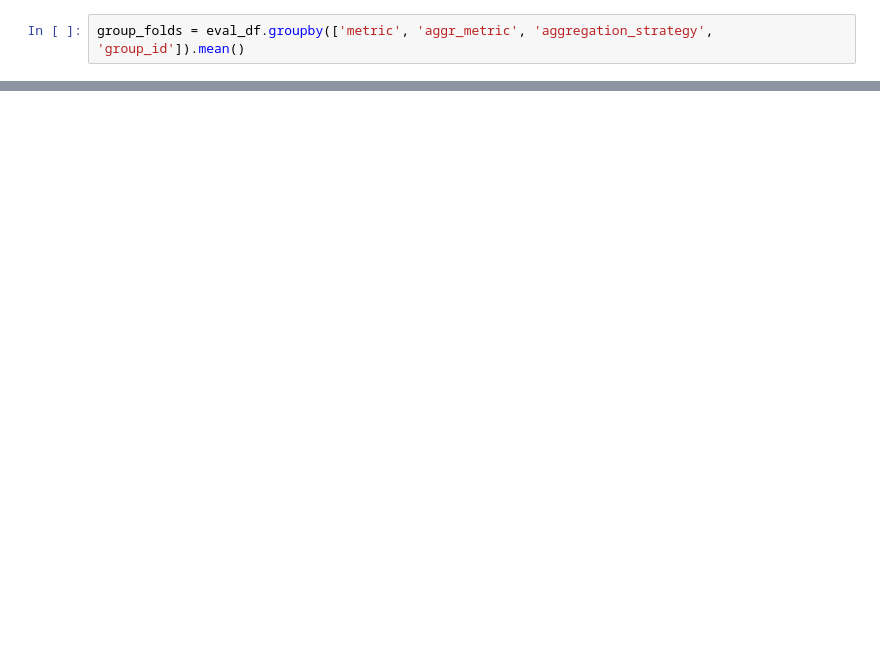
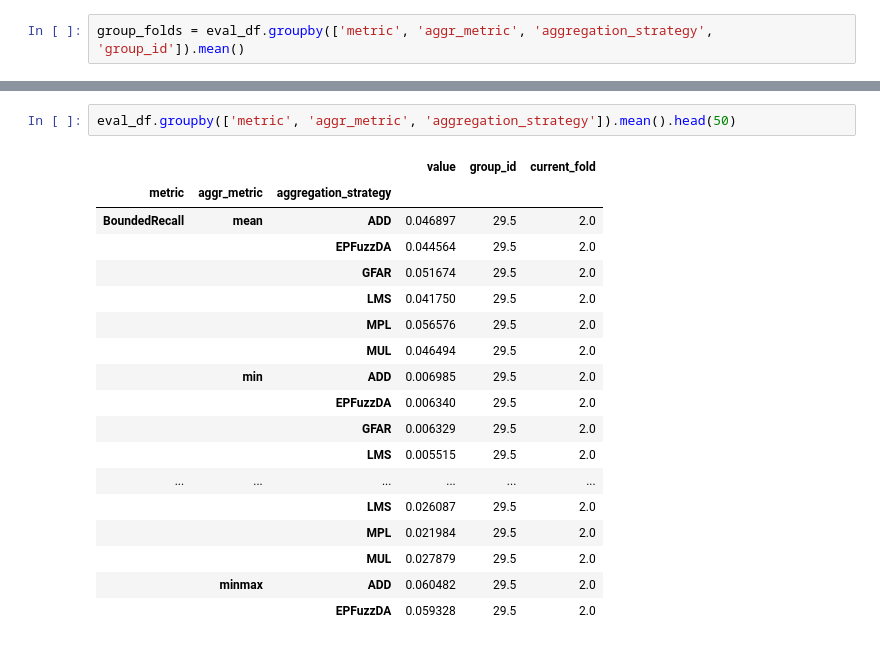
Before and after one commit to barnap/group-recommenders-offline-evaluation, a Jupyter notebook: grs_evaluation_merge.ipynb, the cells around one changed output, grey strips where cells are left out. Drawn from its saved outputs; the diff is of its cells as text; blank space fills up the shorter version.

```diff
--- a/grs_evaluation_merge.ipynb
+++ b/grs_evaluation_merge.ipynb
@@ -797,0 +816,21 @@ display(group_folds['value'].reset_index().sort_values(by='group_id'))
+# %%
+eval_df.groupby(['metric', 'aggr_metric', 'aggregation_strategy']).mean().head(50)
+# %% [output]
+|  |  |  | value | group_id | current_fold |
+| metric | aggr_metric | aggregation_strategy |  |  |  |
+| BoundedRecall | mean | ADD | 0.046897 | 29.5 | 2.0 |
+|  |  | EPFuzzDA | 0.044564 | 29.5 | 2.0 |
+|  |  | GFAR | 0.051674 | 29.5 | 2.0 |
+|  |  | LMS | 0.041750 | 29.5 | 2.0 |
+|  |  | MPL | 0.056576 | 29.5 | 2.0 |
+|  |  | MUL | 0.046494 | 29.5 | 2.0 |
+|  | min | ADD | 0.006985 | 29.5 | 2.0 |
+|  |  | EPFuzzDA | 0.006340 | 29.5 | 2.0 |
+|  |  | GFAR | 0.006329 | 29.5 | 2.0 |
+|  |  | LMS | 0.005515 | 29.5 | 2.0 |
+| ... | ... | ... | ... | ... | ... |
+|  |  | LMS | 0.026087 | 29.5 | 2.0 |
+|  |  | MPL | 0.021984 | 29.5 | 2.0 |
+|  |  | MUL | 0.027879 | 29.5 | 2.0 |
+|  | minmax | ADD | 0.060482 | 29.5 | 2.0 |
+|  |  | EPFuzzDA | 0.059328 | 29.5 | 2.0 |
```
Also changed, not shown: parts of 8 cells of this notebook.
